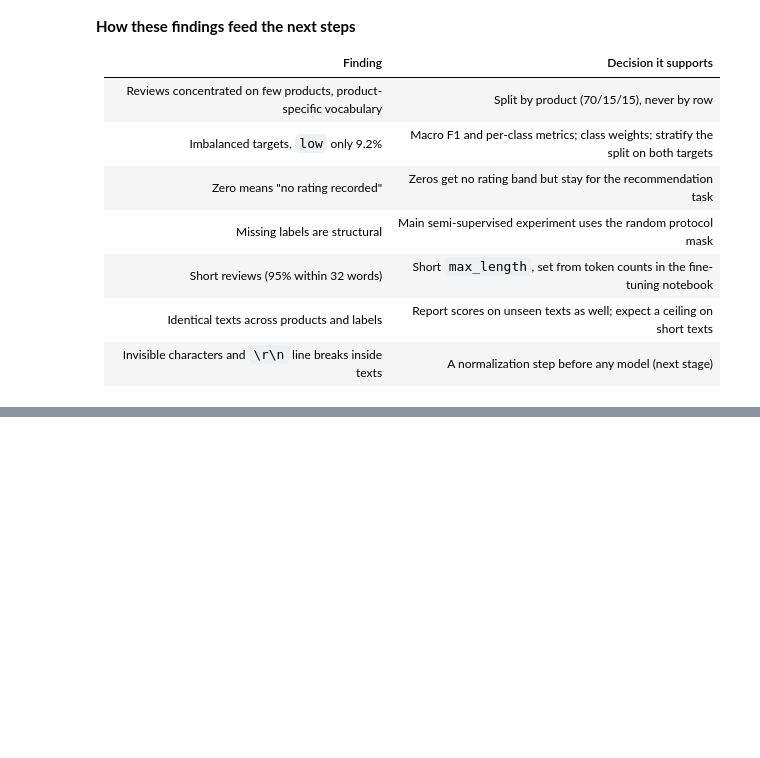
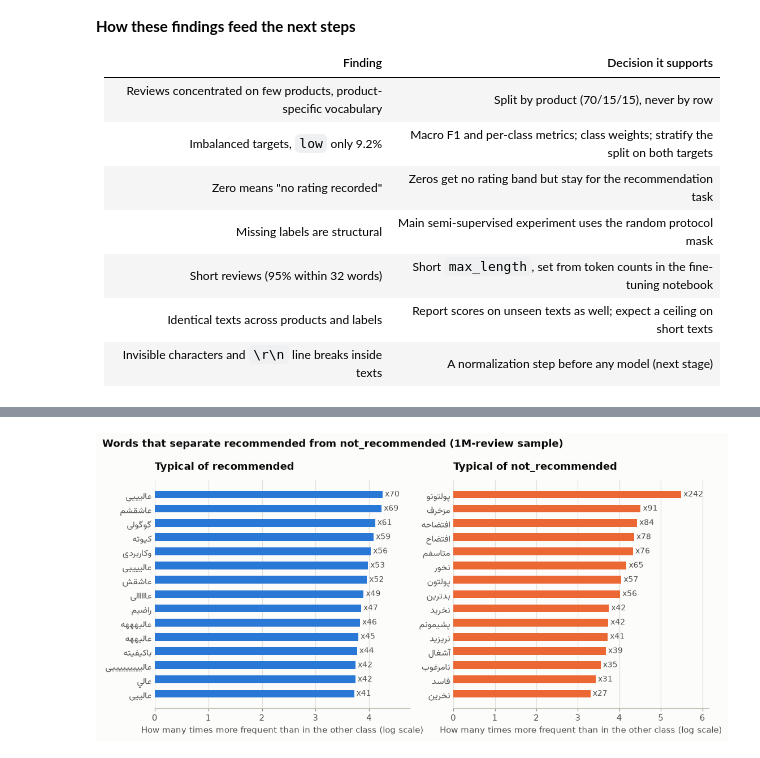
Before and after one commit to alidarviish/digikala-review-analysis, a Jupyter notebook: notebooks/01_descriptive_analysis.ipynb, the cells around one changed output, grey strips where cells are left out. Cells and saved outputs as stored; diff of their text form; code cells hidden in the pictures; blank space fills up the shorter version.

```diff
--- a/notebooks/01_descriptive_analysis.ipynb
+++ b/notebooks/01_descriptive_analysis.ipynb
@@ -1118,0 +1290,33 @@ test set as it is and also report scores on the test reviews whose text never ap
+# %%
+fig, axes = plt.subplots(1, 2, figsize=(10, 5))
+for ax, table, color, title in [
+    (axes[0], positive_words, plotting.RECOMMENDATION_COLORS["recommended"], "Typical of recommended"),
+    (
+        axes[1],
+        negative_words,
+        plotting.RECOMMENDATION_COLORS["not_recommended"],
+        "Typical of not_recommended",
+    ),
+]:
+    strength = table["log_ratio"].abs()
+    plotting.hbar(
+        ax,
+        labels=list(table.index),
+        values=list(strength),
+        colors=color,
+        value_labels=[f"x{np.exp(v):.0f}" for v in strength],
+        xlabel="How many times more frequent than in the other class (log scale)",
+    )
+    plotting.use_persian_ticks(ax)
+    ax.set_title(title)
+fig.suptitle(
+    "Words that separate recommended from not_recommended (1M-review sample)",
+    x=0.01,
+    ha="left",
+    fontweight="bold",
+)
+fig.tight_layout()
+plotting.save(fig, "distinctive_words")
+plt.show()
+# %% [output]
+[figure, added]
```
Also changed, not shown: parts of 16 cells of this notebook, 3 other files.
